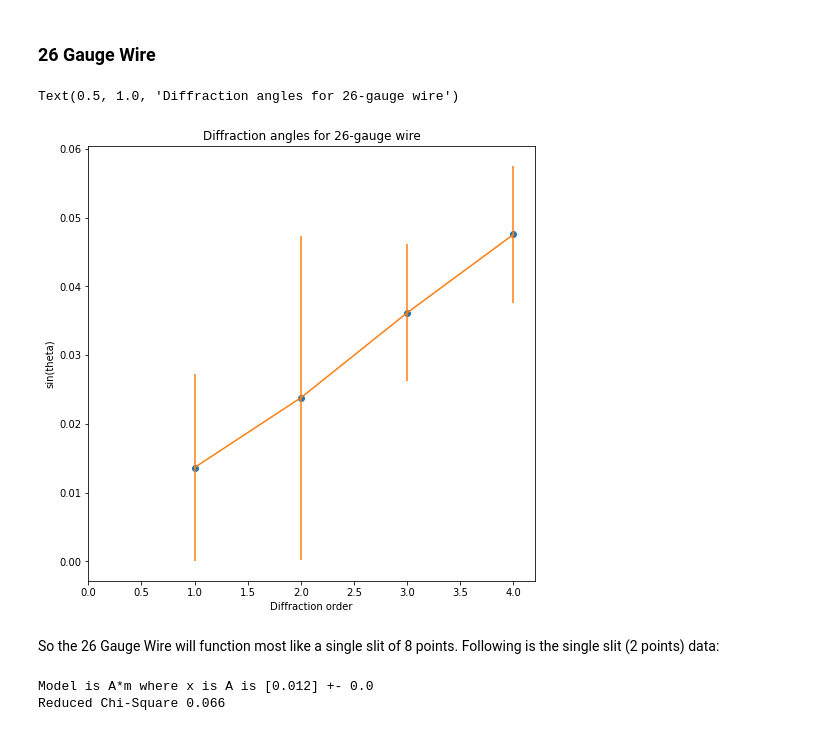
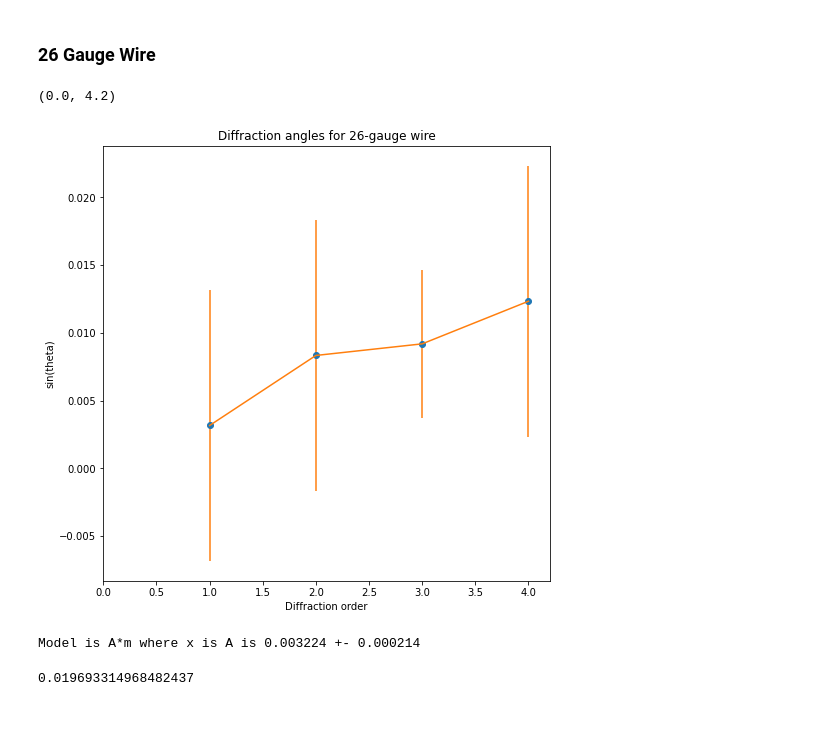
Before and after one commit to matthew-ding/physics5cl, a Jupyter notebook: Lab3/Exp4.ipynb, the cells around one changed output. Saved outputs shown, nothing was run; the diff lists cells and outputs as text; code cells hidden in the pictures.

```diff
--- a/Lab3/Exp4.ipynb
+++ b/Lab3/Exp4.ipynb
@@ -72,35 +70,34 @@ m2 = np.array([1.85, 1.8, 1.85])
 m3 = np.array([2.75, 2.75, 2.77])
 m4 = np.array([3.7, 3.7, 3.7])
 
-m=np.array([1,2,3,4])
+m2=np.array([1,2,3,4])
 
-errorbarwire = np.array([0.01, np.std(m2)/np.sqrt(3),np.std(m3)/np.sqrt(3), 0.01])
+errorbarwire2 = np.array([0.01, 0.01, np.std(m3)/np.sqrt(3), 0.01])
 
-sin = np.array([np.mean(m1)/np.sqrt(np.mean(m1)**2+distance**2), np.mean(m2)/np.sqrt(np.mean(m2)**2+distance**2), np.mean(m3)/np.sqrt(np.mean(m3)**2+distance**2), np.mean(m4)/np.sqrt(np.mean(m4)**2+distance**2)])
+sin2 = np.array([np.mean(m1)/distance, np.mean(m2)/distance, np.mean(m3)/distance, np.mean(m4)/distance])
 # %%
 fig, ax = plt.subplots(figsize=(8,8))
-ax.plot(m, sin,'o')
-ax.errorbar(m, sin, yerr = errorbarwire)
+ax.plot(m2, sin2,'o')
+ax.errorbar(m2, sin2, yerr = errorbarwire2)
 ax.set_ylabel('sin(theta)')
 ax.set_xlabel('Diffraction order')
-ax.set_xlim(0,4.2)
 ax.set_title('Diffraction angles for 26-gauge wire')
+ax.set_xlim(0, 4.2)
 # %% [output]
-Text(0.5, 1.0, 'Diffraction angles for 26-gauge wire')
+(0.0, 4.2)
-[figure, old version]
+[figure, new version]
-# %% [markdown]
-So the 26 Gauge Wire will function most like a single slit of 8 points. Following is the single slit (2 points) data:
 # %%
 
-popt, pcov = scipy.optimize.curve_fit(model, m, sin)
-A = popt
+popt, pcov = scipy.optimize.curve_fit(model, m2, sin2)
+A = popt[0]
 # print('best-fit parameters: ', np.round(A,3))
 popt_uncertainties = np.sqrt(np.diag(pcov))
 # print('uncertainties for our parameters: ', np.round(popt_uncertainties,3))
-print('Model is A*m where x is A is', np.round(A,3), '+-', np.round(popt_uncertainties[0],3))
-weights=1/np.sqrt((errorbarwire)**2)
-chi_squared_reduced = (sum(weights*((wavelength*10**-9/diameter)*m - popt*m)**2))/1
-print('Reduced Chi-Square', np.round(chi_squared_reduced,3)) #degree of freedom = 3-2=1
+print('Model is A*m where x is A is', np.round(A,6), '+-', np.round(popt_uncertainties[0],6))
 # %% [output]
-Model is A*m where x is A is [0.012] +- 0.0
-Reduced Chi-Square 0.066
+Model is A*m where x is A is 0.003224 +- 0.000214
+# %%
+d = wavelength/A
+d
+# %% [output]
+0.019693314968482437
```
Also changed, not shown: parts of 6 cells of this notebook.
